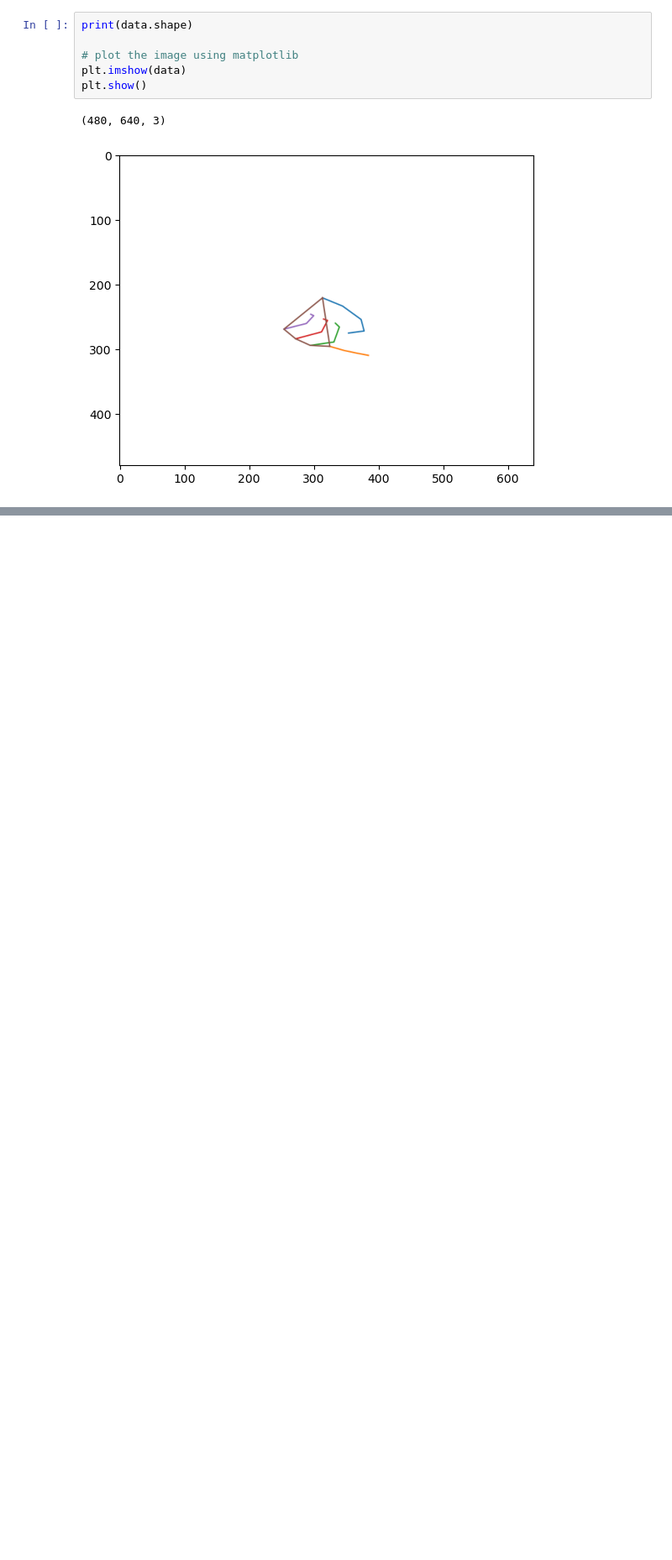
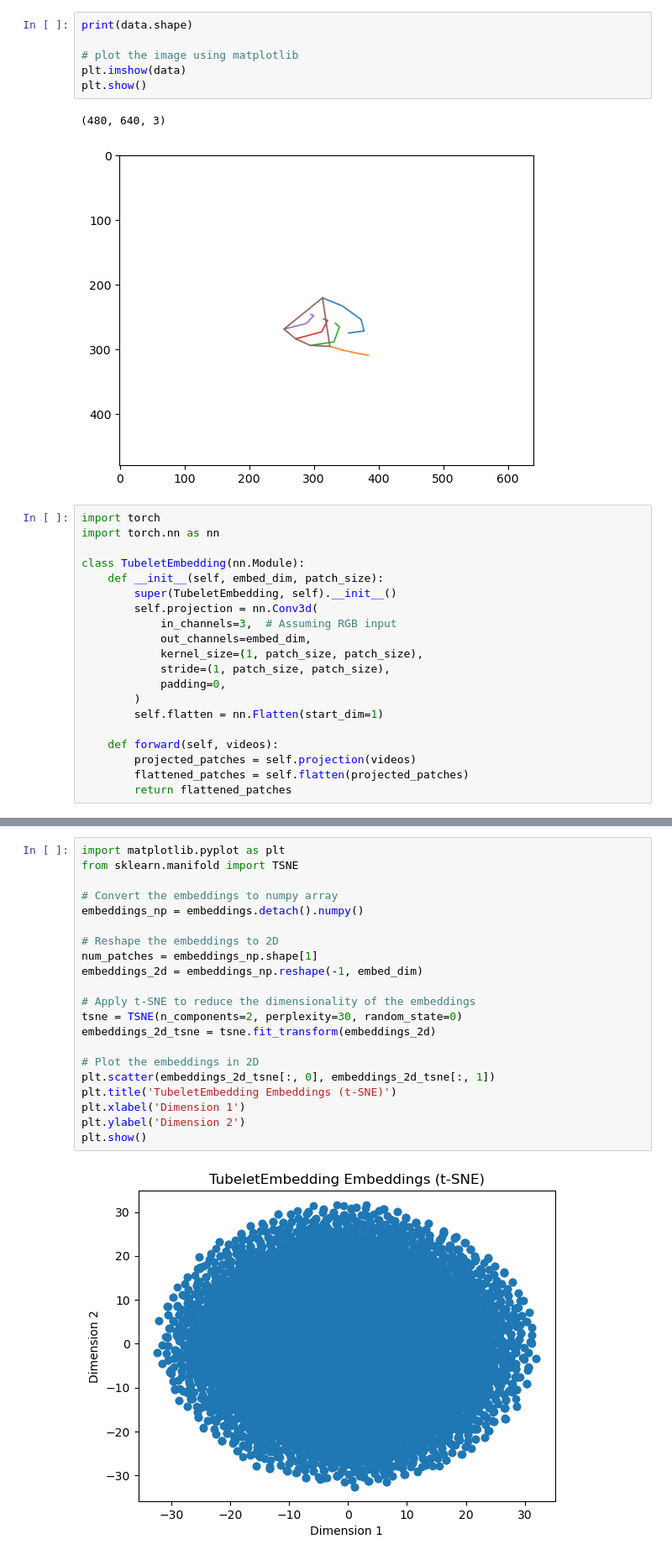
Before and after one commit to norifumi92/kaggle_competitions, a Jupyter notebook: data-processing-for-sign-language-data.ipynb, the cells around one changed output, grey strips where cells are left out. Shown at 84% size. Cells and saved outputs as stored; diff of their text form; blank space fills up the shorter version.

Commit message:
implement Tubelet Embedding

```diff
--- a/data-processing-for-sign-language-data.ipynb
+++ b/data-processing-for-sign-language-data.ipynb
@@ -219,3 +219,23 @@ plt.show()
 # %% [output]
 (480, 640, 3)
 [figure]
+# %%
+import torch
+import torch.nn as nn
+
+class TubeletEmbedding(nn.Module):
+    def __init__(self, embed_dim, patch_size):
+        super(TubeletEmbedding, self).__init__()
+        self.projection = nn.Conv3d(
+            in_channels=3,  # Assuming RGB input
+            out_channels=embed_dim,
+            kernel_size=(1, patch_size, patch_size),
+            stride=(1, patch_size, patch_size),
+            padding=0,
+        )
+        self.flatten = nn.Flatten(start_dim=1)
+
+    def forward(self, videos):
+        projected_patches = self.projection(videos)
+        flattened_patches = self.flatten(projected_patches)
+        return flattened_patches
@@ -221,0 +271,23 @@ plt.show()
+# %%
+import matplotlib.pyplot as plt
+from sklearn.manifold import TSNE
+
+# Convert the embeddings to numpy array
+embeddings_np = embeddings.detach().numpy()
+
+# Reshape the embeddings to 2D
+num_patches = embeddings_np.shape[1]
+embeddings_2d = embeddings_np.reshape(-1, embed_dim)
+
+# Apply t-SNE to reduce the dimensionality of the embeddings
+tsne = TSNE(n_components=2, perplexity=30, random_state=0)
+embeddings_2d_tsne = tsne.fit_transform(embeddings_2d)
+
+# Plot the embeddings in 2D
+plt.scatter(embeddings_2d_tsne[:, 0], embeddings_2d_tsne[:, 1])
+plt.title('TubeletEmbedding Embeddings (t-SNE)')
+plt.xlabel('Dimension 1')
+plt.ylabel('Dimension 2')
+plt.show()
+# %% [output]
+[figure, added]
```
Also changed, not shown: parts of 1 cell of this notebook.
